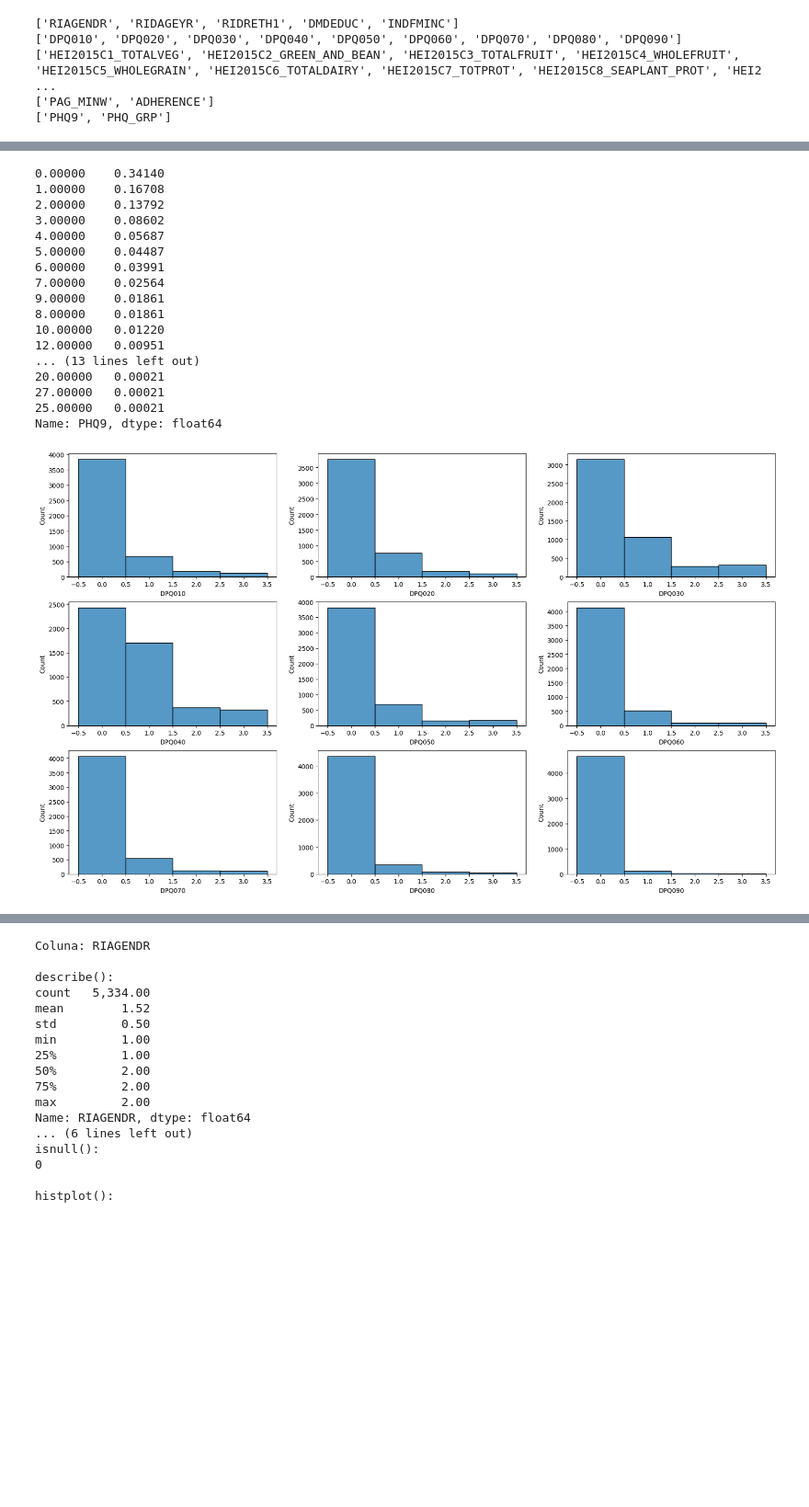
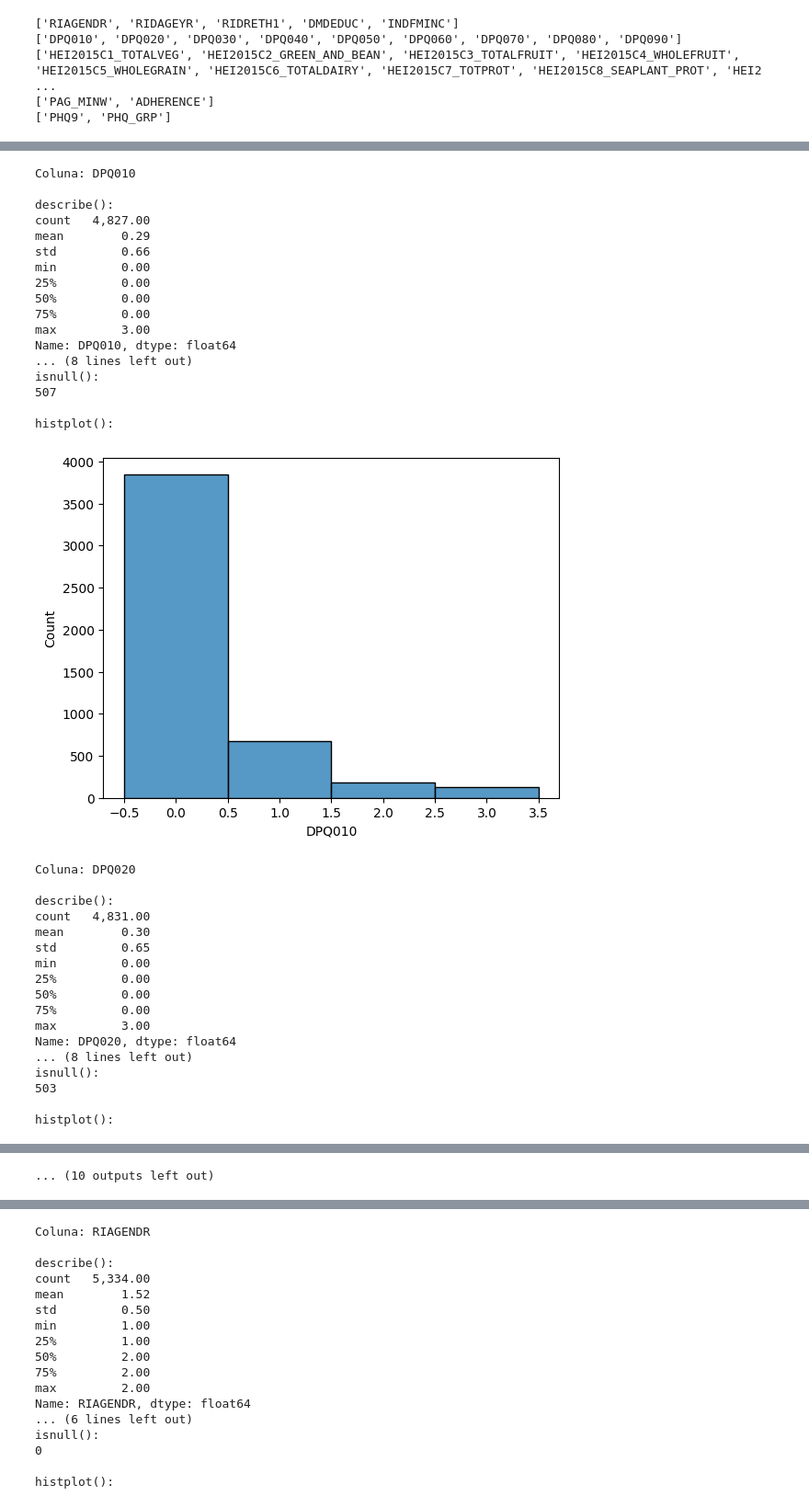
Before and after one commit to thiago-paim/tera-desafio-inferencia, a Jupyter notebook: notebooks/step_2_univariate_analysis.ipynb, the cells around one changed output, grey strips where cells are left out. Shown at 92% size. Saved outputs shown, nothing was run; the diff lists cells and outputs as text; code cells hidden in the pictures; blank space fills up the shorter version.

```diff
--- a/notebooks/step_2_univariate_analysis.ipynb
+++ b/notebooks/step_2_univariate_analysis.ipynb
@@ -130,23 +124,0 @@ df[phq_score_cols].describe()
-# %%
-# Aumentando as casas decimais para visualizar melhor a distribuição dos valores
-pd.options.display.float_format = '{:,.5f}'.format
-
-df['PHQ9'].value_counts(normalize=True)
-# %% [output]
-0.00000    0.34140
-1.00000    0.16708
-2.00000    0.13792
-3.00000    0.08602
-4.00000    0.05687
-5.00000    0.04487
-6.00000    0.03991
-7.00000    0.02564
-9.00000    0.01861
-8.00000    0.01861
-10.00000   0.01220
-12.00000   0.00951
-... (13 lines left out)
-20.00000   0.00021
-27.00000   0.00021
-25.00000   0.00021
-Name: PHQ9, dtype: float64
@@ -156,9 +125,42 @@ pd.options.display.float_format = '{:,.2f}'.format
-# %%
-# Visualizando histograma das respostas do PHQ-9
-func = sns.histplot
-kwargs = {
-    "discrete": True,
-}
-utils.plot_for_cols(df, phq_cols, func=func, kwargs=kwargs, figsize=(20, 12))
-# %% [output]
-[figure, removed]
+# %%
+kwargs = {
+    "discrete": True,
+}
+for col in phq_cols + phq_score_cols:
+    utils.column_analysis(df, col, normalize=False, plot_kwargs=kwargs)
+# %% [output]
+Coluna: DPQ010
+
+describe():
+count   4,827.00
+mean        0.29
+std         0.66
+min         0.00
+25%         0.00
+50%         0.00
+75%         0.00
+max         3.00
+Name: DPQ010, dtype: float64
+... (8 lines left out)
+isnull():
+507
+
+histplot():
+[figure, added]
+Coluna: DPQ020
+
+describe():
+count   4,831.00
+mean        0.30
+std         0.65
+min         0.00
+25%         0.00
+50%         0.00
+75%         0.00
+max         3.00
+Name: DPQ020, dtype: float64
+... (8 lines left out)
+isnull():
+503
+
+histplot():
@@ -165 +240,2 @@ utils.plot_for_cols(df, phq_cols, func=func, kwargs=kwargs, figsize=(20, 12))
+... (10 outputs left out)
 # %% [markdown]
```
Also changed, not shown: parts of 75 cells of this notebook, 1 other file.
